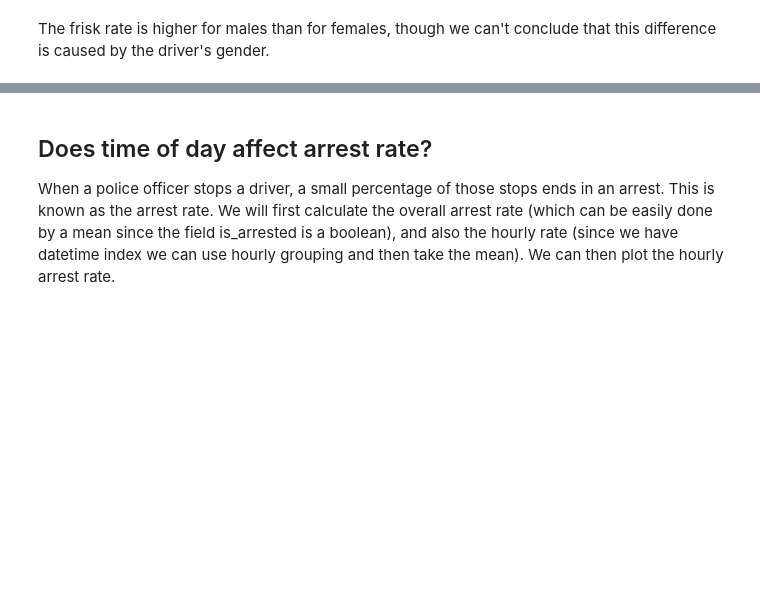
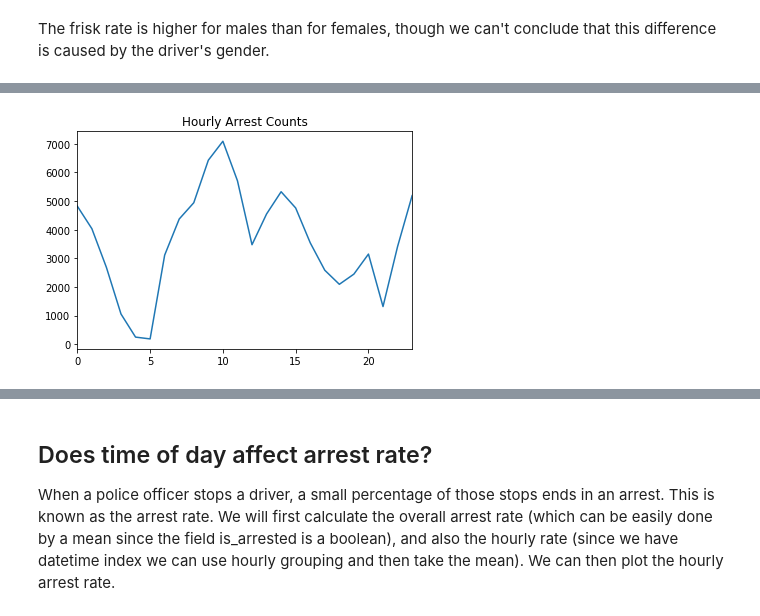
Before and after one commit to soumik-uxd/notebooks, a Jupyter notebook: Datacamp/Analyzing Rhode Island Police Traffic Stop Activity/notebook.ipynb, the cells around one changed output, grey strips where cells are left out. Cells and saved outputs as stored; diff of their text form; code cells hidden in the pictures; blank space fills up the shorter version.

```diff
--- a/Datacamp/Analyzing Rhode Island Police Traffic Stop Activity/notebook.ipynb
+++ b/Datacamp/Analyzing Rhode Island Police Traffic Stop Activity/notebook.ipynb
@@ -256,0 +263,5 @@ The frisk rate is higher for males than for females, though we can't conclude th
+# %%
+ri.index.hour.value_counts().sort_index().plot(title='Hourly Arrest Counts')
+plt.show()
+# %% [output]
+[figure, added]
```
Also changed, not shown: parts of 10 cells of this notebook.
